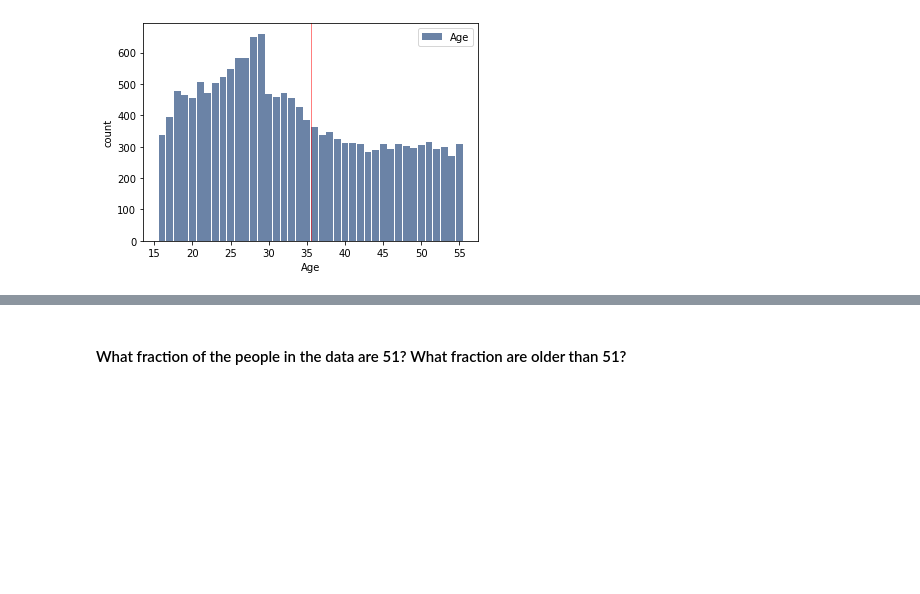
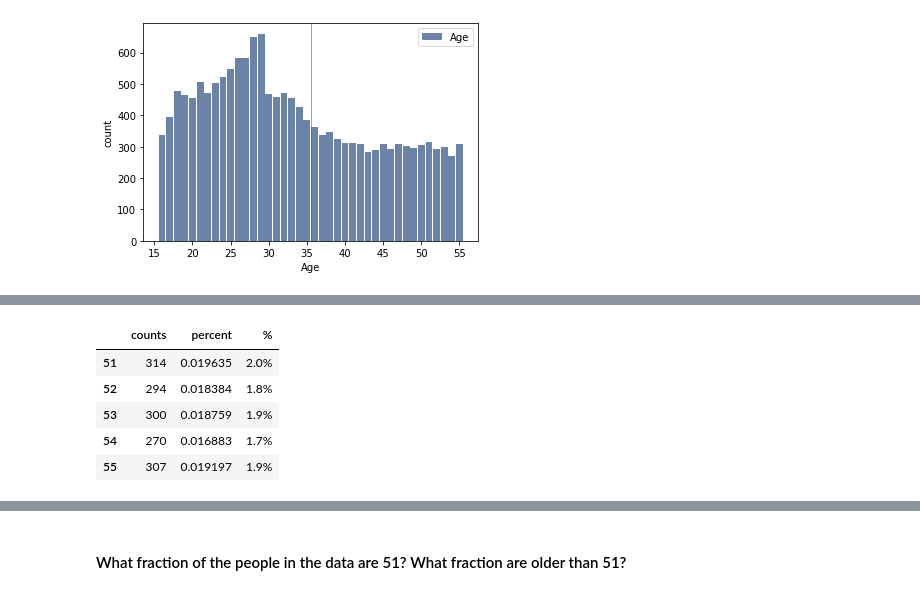
Before and after one commit to fadesere/BSIP_Assignment_1_Students, a Jupyter notebook: stats_asn_1_stud_temp.ipynb, the cells around one changed output, grey strips where cells are left out. Saved outputs shown, nothing was run; the diff lists cells and outputs as text; code cells hidden in the pictures; blank space fills up the shorter version.

```diff
--- a/stats_asn_1_stud_temp.ipynb
+++ b/stats_asn_1_stud_temp.ipynb
@@ -96,0 +145,9 @@ thinkplot.axvline(np.mean(agehist), color="red")
+# %%
+df_freq2.tail()
+# %% [output]
+|  | counts | percent | % |
+| 51 | 314 | 0.019635 | 2.0% |
+| 52 | 294 | 0.018384 | 1.8% |
+| 53 | 300 | 0.018759 | 1.9% |
+| 54 | 270 | 0.016883 | 1.7% |
+| 55 | 307 | 0.019197 | 1.9% |
```
Also changed, not shown: parts of 11 cells of this notebook.
